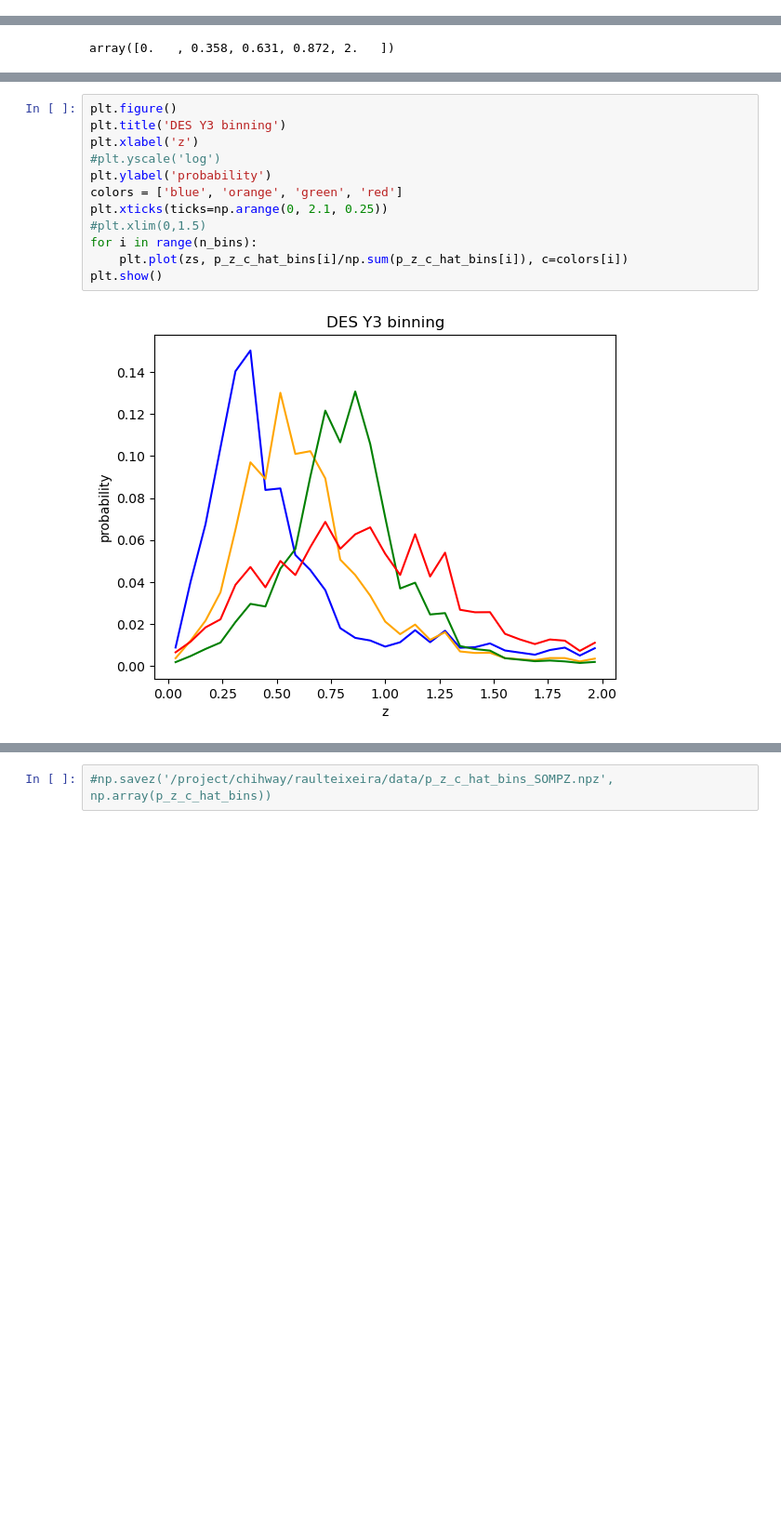
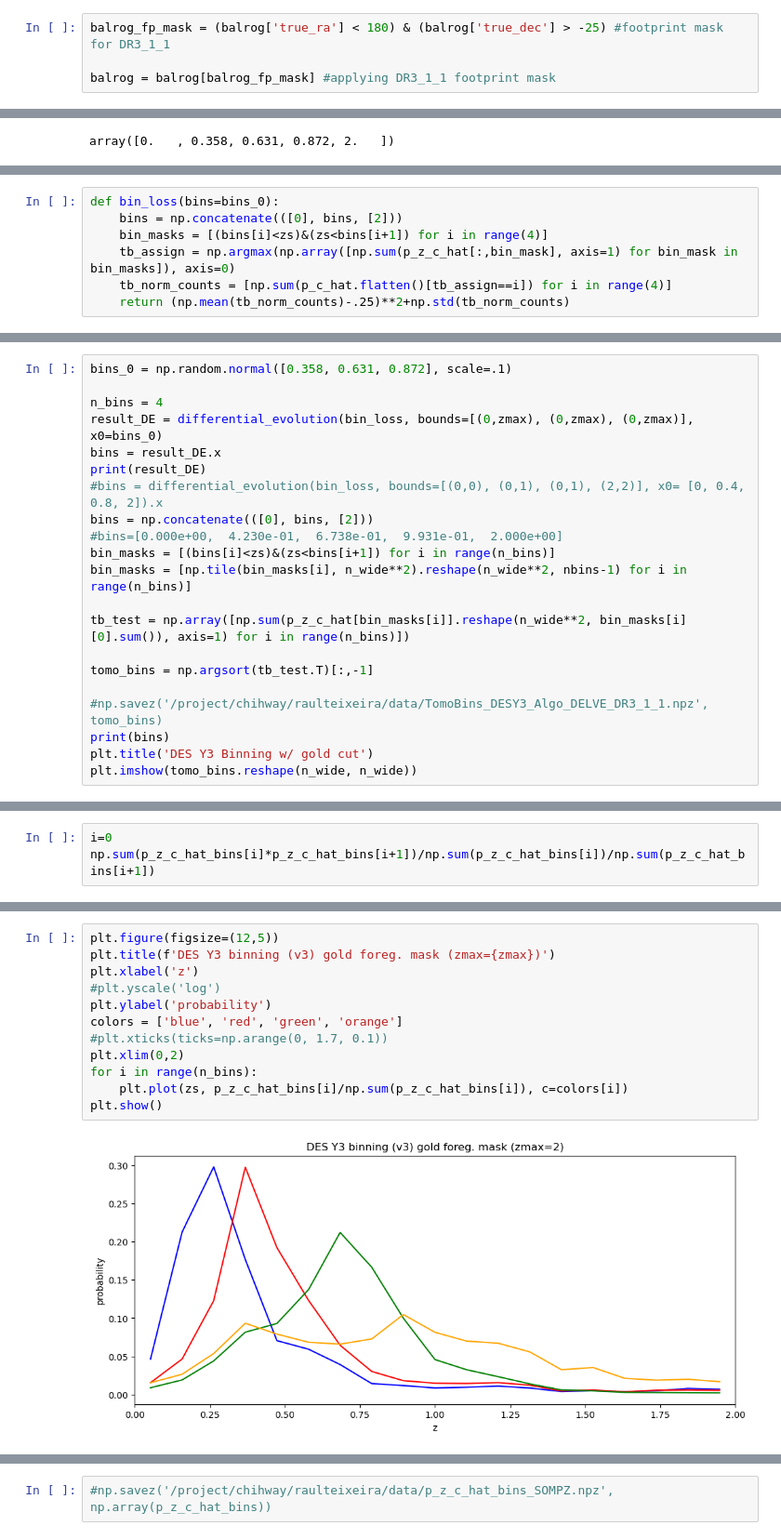
Before and after one commit to rbgdet/CSPZ, a Jupyter notebook: notebooks/SOMPZ_pipeline.ipynb, the cells around one changed output, grey strips where cells are left out. Shown at 93% size. Saved outputs shown, nothing was run; the diff lists cells and outputs as text; blank space fills up the shorter version.

```diff
--- a/notebooks/SOMPZ_pipeline.ipynb
+++ b/notebooks/SOMPZ_pipeline.ipynb
@@ -137,0 +177,4 @@ for band in bands:
+# %%
+balrog_fp_mask = (balrog['true_ra'] < 180) & (balrog['true_dec'] > -25) #footprint mask for DR3_1_1
+
+balrog = balrog[balrog_fp_mask] #applying DR3_1_1 footprint mask
@@ -342,0 +439,7 @@ array([0.   , 0.358, 0.631, 0.872, 2.   ])
+# %%
+def bin_loss(bins=bins_0):
+    bins = np.concatenate(([0], bins, [2]))
+    bin_masks = [(bins[i]<zs)&(zs<bins[i+1]) for i in range(4)]
+    tb_assign = np.argmax(np.array([np.sum(p_z_c_hat[:,bin_mask], axis=1) for bin_mask in bin_masks]), axis=0)
+    tb_norm_counts = [np.sum(p_c_hat.flatten()[tb_assign==i]) for i in range(4)]
+    return (np.mean(tb_norm_counts)-.25)**2+np.std(tb_norm_counts)
@@ -370,0 +487,21 @@ plt.imshow(tomo_bins.reshape(n_wide, n_wide))
+# %%
+bins_0 = np.random.normal([0.358, 0.631, 0.872], scale=.1)
+
+n_bins = 4
+result_DE = differential_evolution(bin_loss, bounds=[(0,zmax), (0,zmax), (0,zmax)], x0=bins_0)
+bins = result_DE.x
+print(result_DE)
+#bins = differential_evolution(bin_loss, bounds=[(0,0), (0,1), (0,1), (2,2)], x0= [0, 0.4, 0.8, 2]).x
+bins = np.concatenate(([0], bins, [2]))
+#bins=[0.000e+00,  4.230e-01,  6.738e-01,  9.931e-01,  2.000e+00]
+bin_masks = [(bins[i]<zs)&(zs<bins[i+1]) for i in range(n_bins)]
+bin_masks = [np.tile(bin_masks[i], n_wide**2).reshape(n_wide**2, nbins-1) for i in range(n_bins)]
+
+tb_test = np.array([np.sum(p_z_c_hat[bin_masks[i]].reshape(n_wide**2, bin_masks[i][0].sum()), axis=1) for i in range(n_bins)])
+
+tomo_bins = np.argsort(tb_test.T)[:,-1]
+
+#np.savez('/project/chihway/raulteixeira/data/TomoBins_DESY3_Algo_DELVE_DR3_1_1.npz', tomo_bins)
+print(bins)
+plt.title('DES Y3 Binning w/ gold cut')
+plt.imshow(tomo_bins.reshape(n_wide, n_wide))
@@ -379,0 +543,3 @@ mean z per bin [0.5141084444980715, 0.6050018898549738, 0.7809187213890709, 0.86
+# %%
+i=0
+np.sum(p_z_c_hat_bins[i]*p_z_c_hat_bins[i+1])/np.sum(p_z_c_hat_bins[i])/np.sum(p_z_c_hat_bins[i+1])
@@ -380,14 +548,14 @@ mean z per bin [0.5141084444980715, 0.6050018898549738, 0.7809187213890709, 0.86
 # %%
-plt.figure()
-plt.title('DES Y3 binning')
+plt.figure(figsize=(12,5))
+plt.title(f'DES Y3 binning (v3) gold foreg. mask (zmax={zmax})')
 plt.xlabel('z')
 #plt.yscale('log')
 plt.ylabel('probability')
-colors = ['blue', 'orange', 'green', 'red']
-plt.xticks(ticks=np.arange(0, 2.1, 0.25))
-#plt.xlim(0,1.5)
+colors = ['blue', 'red', 'green', 'orange']
+#plt.xticks(ticks=np.arange(0, 1.7, 0.1))
+plt.xlim(0,2)
 for i in range(n_bins):
     plt.plot(zs, p_z_c_hat_bins[i]/np.sum(p_z_c_hat_bins[i]), c=colors[i])
 plt.show()
 # %% [output]
-[figure, old version]
+[figure, new version]
```
Also changed, not shown: parts of 48 cells of this notebook, 5 other files.
